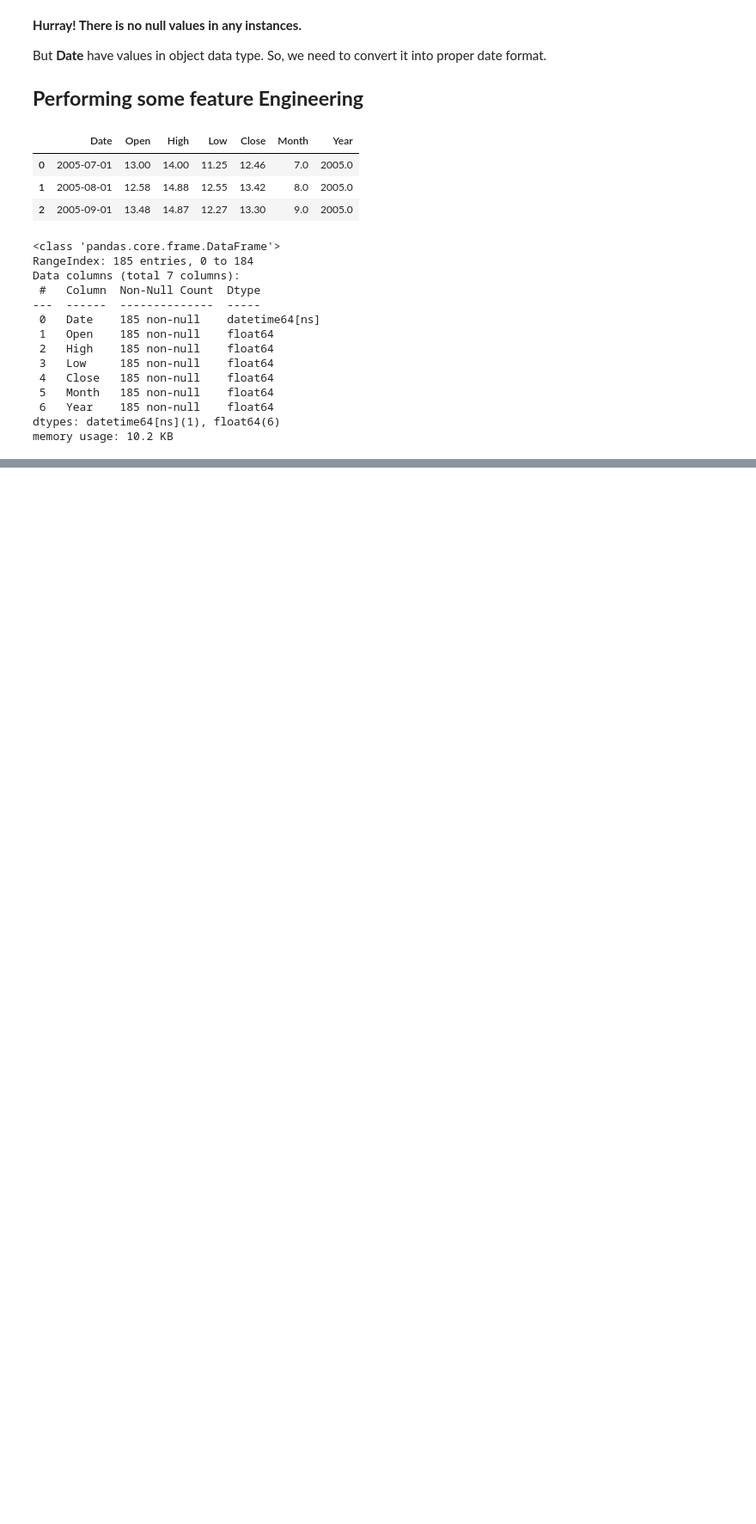
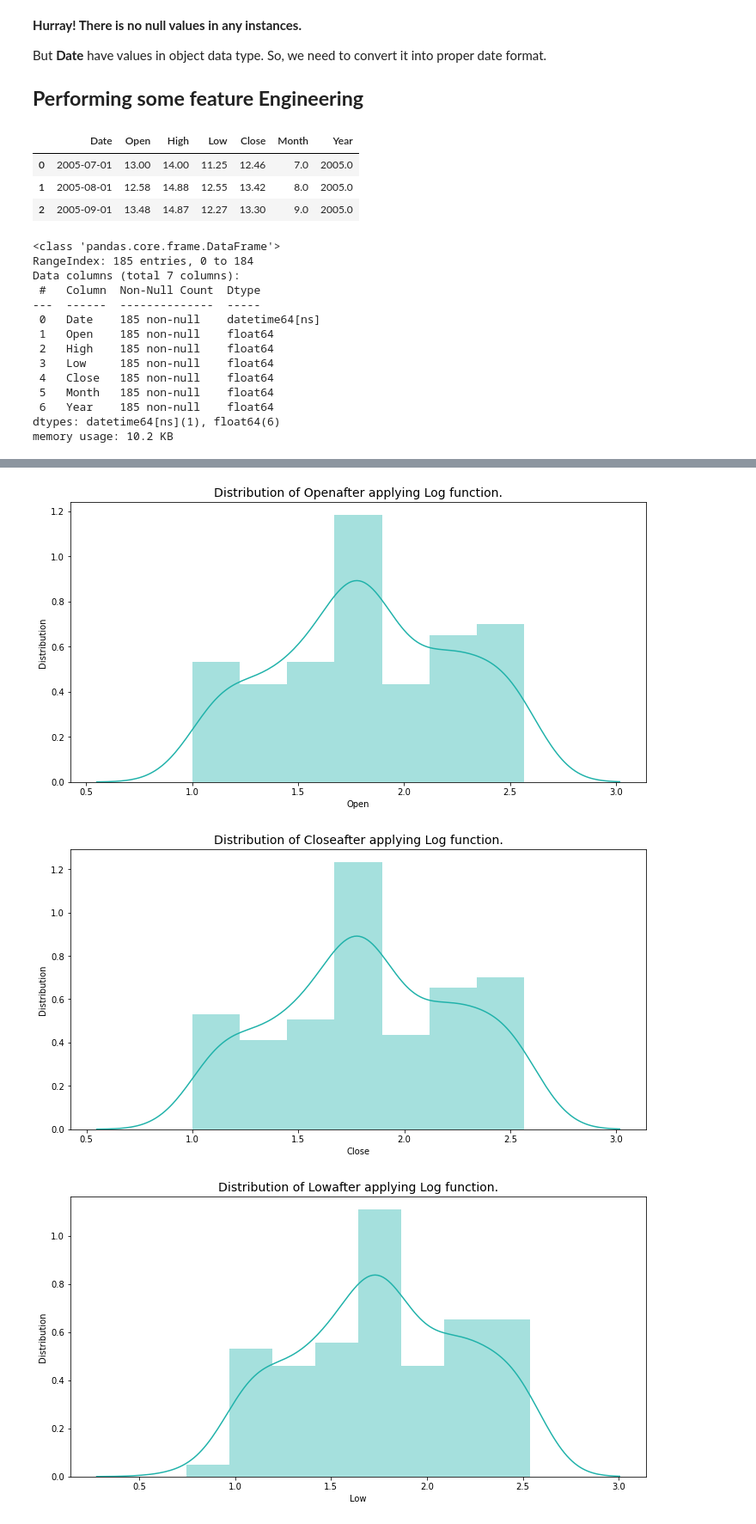
Before and after one commit to Mdanish2020/Yes_Bank_Stock_closing_Price_Prediction, a Jupyter notebook: ML_Capstone_project(Regression).ipynb, the cells around one changed output, grey strips where cells are left out. Shown at 86% size. Cells and saved outputs as stored; diff of their text form; code cells hidden in the pictures; blank space fills up the shorter version.

```diff
--- a/ML_Capstone_project(Regression).ipynb
+++ b/ML_Capstone_project(Regression).ipynb
@@ -101,0 +146,13 @@ memory usage: 10.2 KB
+# %%
+# applying log fucntion to the features
+for col in features:
+  plt.figure(figsize = (12,6))
+  sns.distplot(np.log10(stock_df[col]),color = 'lightseagreen')
+  plt.title('Distribution of '+col+"after applying Log function.",fontsize = 14)
+  plt.xlabel(col)
+  plt.ylabel('Distribution')
+  plt.show()
+# %% [output]
+[figure, added]
+[figure, added]
+[figure, added]
```
Also changed, not shown: parts of 9 cells of this notebook.
